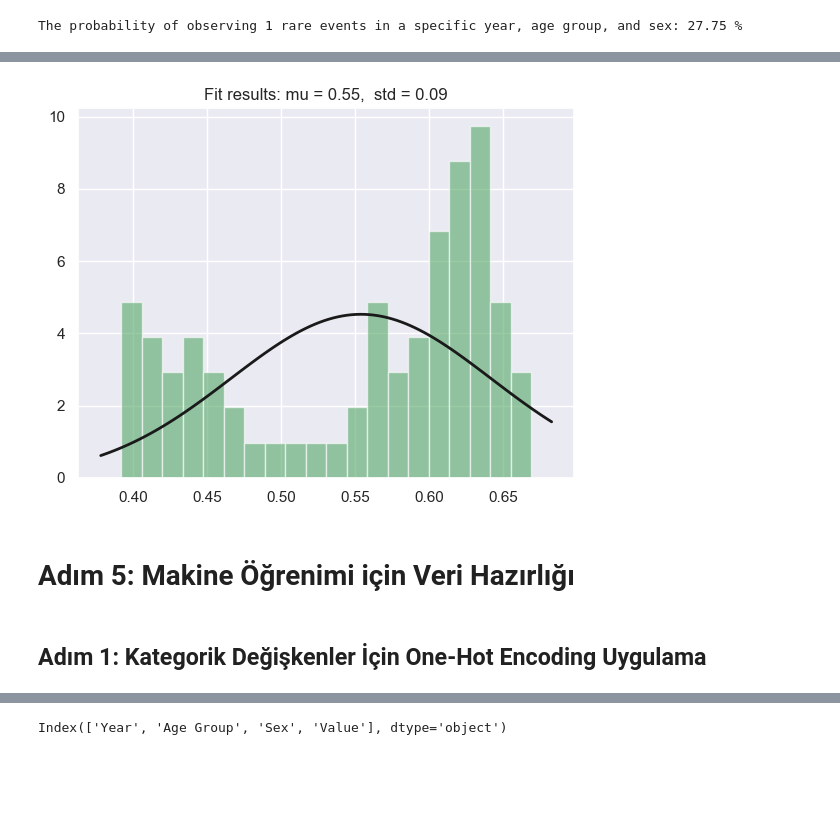
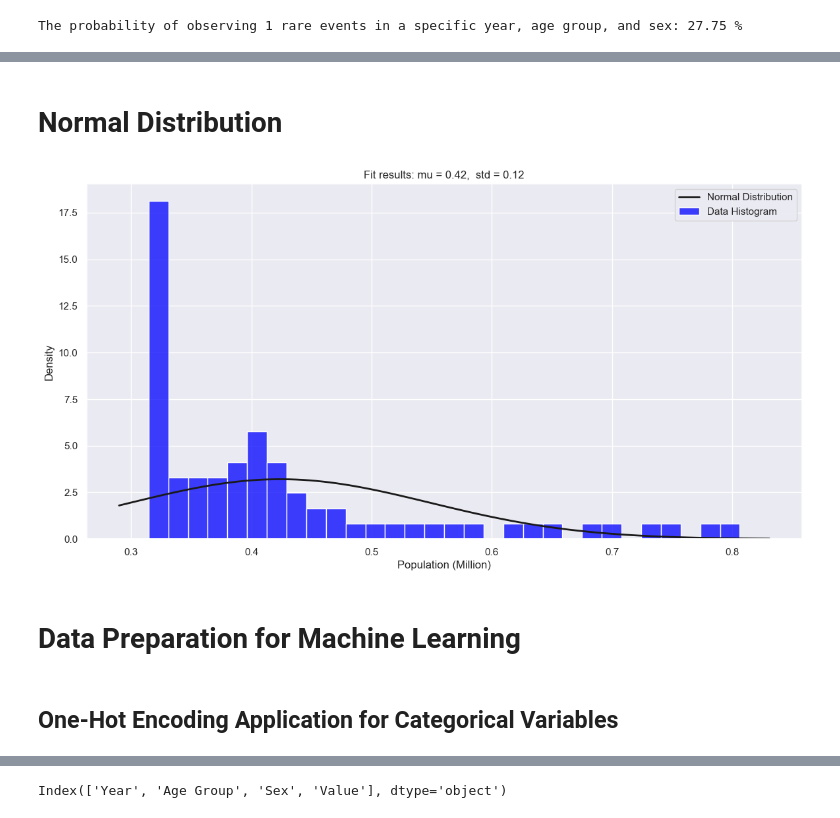
Before and after one commit to TunahanINCE/Population-in-Ireland, a Jupyter notebook: CA-1.ipynb, the cells around one changed output, grey strips where cells are left out. Drawn from its saved outputs; the diff is of its cells as text; code cells hidden in the pictures; blank space fills up the shorter version.

```diff
--- a/CA-1.ipynb
+++ b/CA-1.ipynb
@@ -624,30 +567,31 @@ plt.show()  # Display the plot
-# %%
-from scipy import stats
-
-# Select a specific age group and sex category:
-selected_age_group = '15 - 24 years'  # Define the age group of interest.
-selected_sex = 'Both sexes'  # Define the sex category of interest.
-selected_df = df[(df['Age Group'] == selected_age_group) & (df['Sex'] == selected_sex)]  # Filter the DataFrame for the selected age group and sex.
-
-# Plot a histogram of the 'Value' column
-plt.hist(selected_df['Value'], bins=20, density=True, alpha=0.6, color='g')  # Plot the histogram with 20 bins and density true to get the probability density.
-
-# Calculate the mean and standard deviation to obtain the normal distribution curve
-mn, std = stats.norm.fit(selected_df['Value'])  # Fit a normal distribution to the 'Value' data and get the mean (mn) and standard deviation (std).
-
-# Calculate the minimum and maximum values to plot the normal distribution curve
-xmin, xmax = plt.xlim()  # Get the current limits for the x-axis.
-x = np.linspace(xmin, xmax, 100)  # Generate 100 linearly spaced points between xmin and xmax.
-p = stats.norm.pdf(x, mn, std)  # Compute the probability density function for a normal distribution.
-
-# Add the curve to the plot
-plt.plot(x, p, 'k', linewidth=2)  # Plot the normal distribution curve on top of the histogram with a black line.
-title = "Fit results: mu = %.2f,  std = %.2f" % (mn, std)  # Create a title string that includes the mean and standard deviation.
-plt.title(title)  # Set the title of the plot.
-
-plt.show()  # Display the plot.
-# %% [output]
-[figure, removed]
+# %% [markdown]
+# Normal Distribution
+# %%
+from scipy.stats import norm
+
+# Prepare data for the histogram
+filtered_age_group = df[(df["Age Group"] == "65 years and over") & (df["Sex"] == "Both sexes")]
+population_values = filtered_age_group["Value"]
+# Calculate the normal distribution fit
+mu, std = norm.fit(population_values)
+
+# Plot the histogram
+plt.figure(figsize=(14, 7))
+sns.histplot(population_values, kde=False, stat="density", bins=30, color="blue", label="Data Histogram")
+
+# Plot the normal distribution
+xmin, xmax = plt.xlim()
+x_normal = np.linspace(xmin, xmax, 100)
+p_normal = norm.pdf(x_normal, mu, std)
+
+plt.plot(x_normal, p_normal, 'k', linewidth=2, label="Normal Distribution")
+plt.title(f"Fit results: mu = {round(mu,2)},  std = {round(std,2)}")
+plt.xlabel("Population (Million)")
+plt.ylabel("Density")
+plt.legend(loc="upper right")
+plt.show()
+# %% [output]
+[figure, added]
 # %% [markdown]
-# Adım 5: Makine Öğrenimi için Veri Hazırlığı
+# Data Preparation for Machine Learning
 # %%
@@ -657,3 +600,3 @@ from sklearn.preprocessing import OneHotEncoder, StandardScaler, MinMaxScaler
 # %% [markdown]
-## Adım 1: Kategorik Değişkenler İçin One-Hot Encoding Uygulama
+## One-Hot Encoding Application for Categorical Variables
 # %%
```
Also changed, not shown: parts of 22 cells of this notebook.
